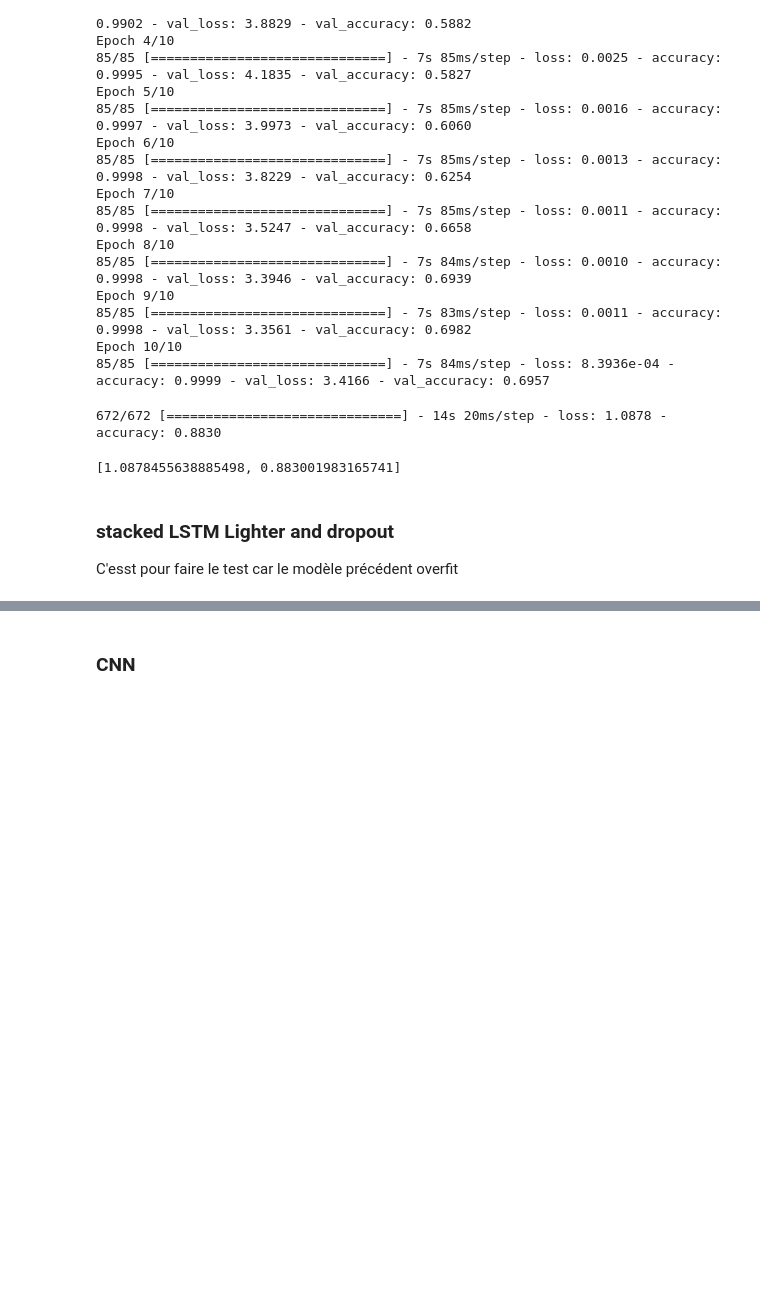
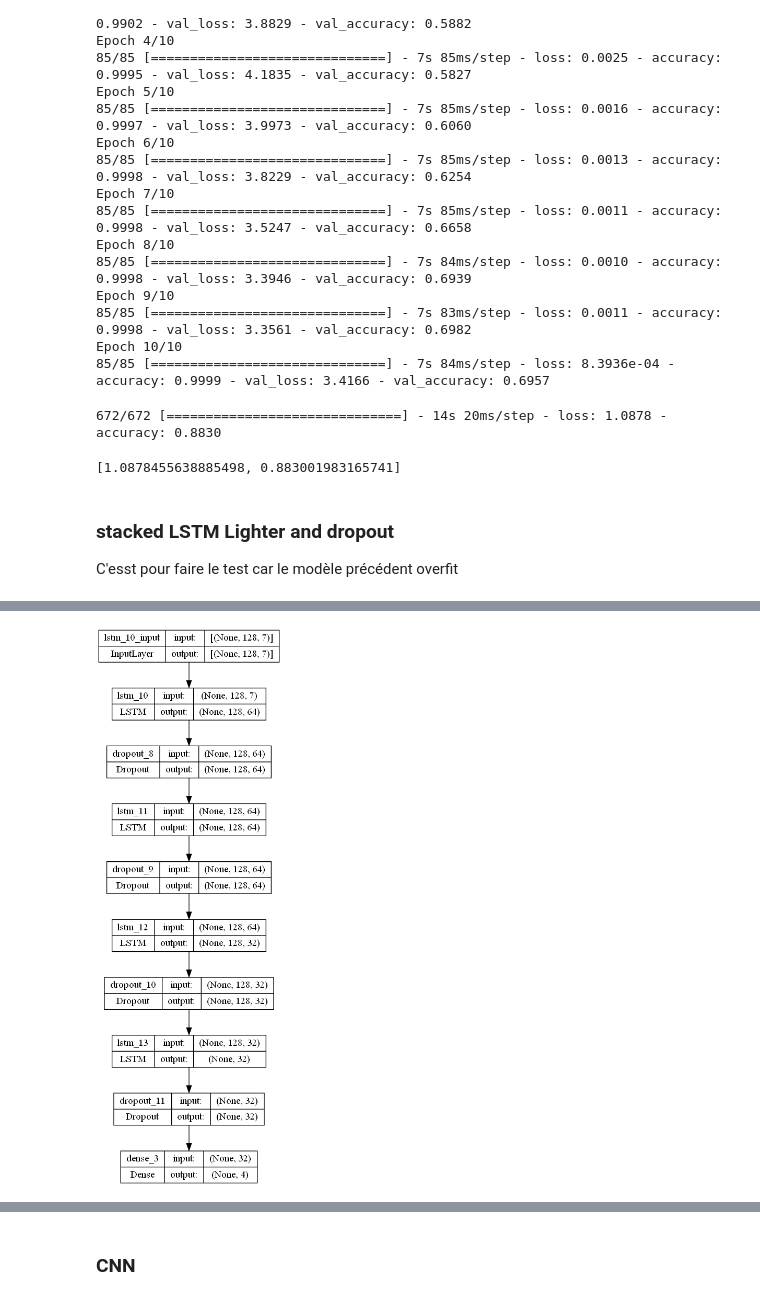
Before and after one commit to Enzo-hmdy/Secu_IOT_UQAC2, a Jupyter notebook: cleaning.ipynb, the cells around one changed output, grey strips where cells are left out. Cells and saved outputs as stored; diff of their text form; code cells hidden in the pictures; blank space fills up the shorter version.

```diff
--- a/cleaning.ipynb
+++ b/cleaning.ipynb
@@ -540 +562,5 @@ model_stacked_lstm_dropout.compile(optimizer='adam',
+# %%
+plot_model(model_stacked_lstm_dropout, show_shapes=True, show_layer_names=True)
+# %% [output]
+[figure, added]
 # %%
```
Also changed, not shown: parts of 33 cells of this notebook.
